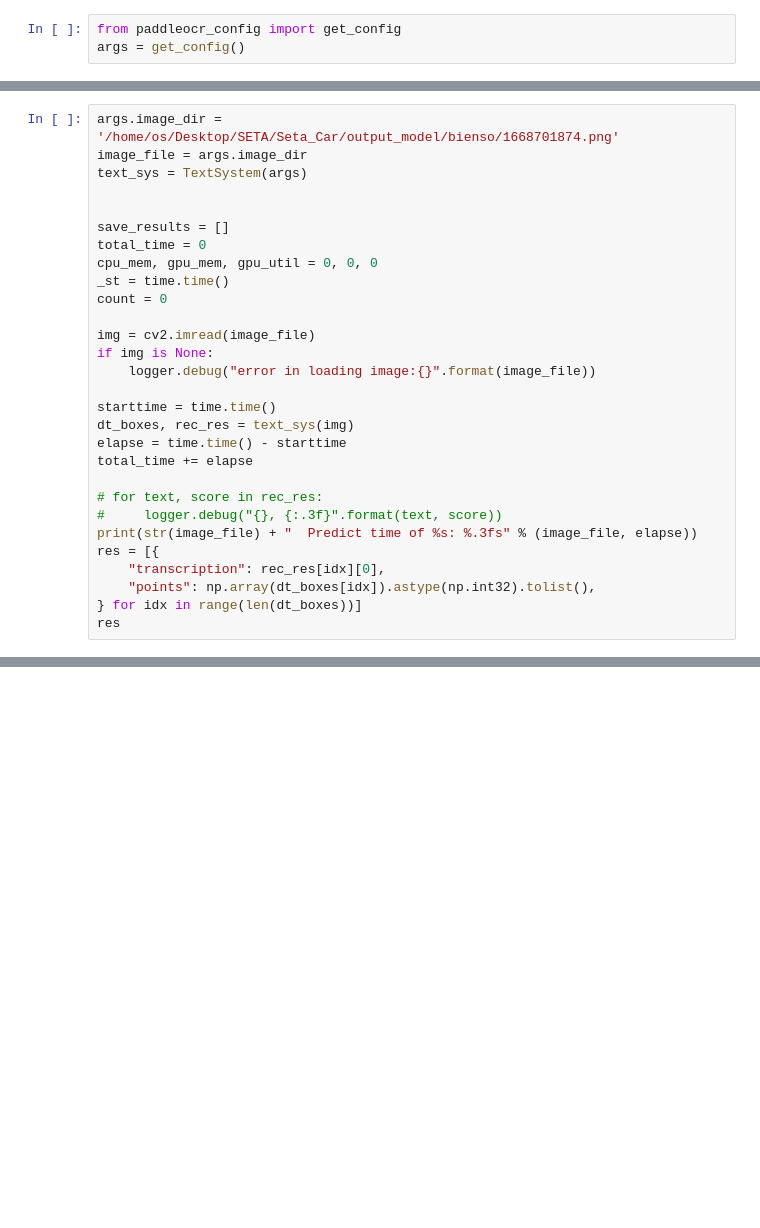
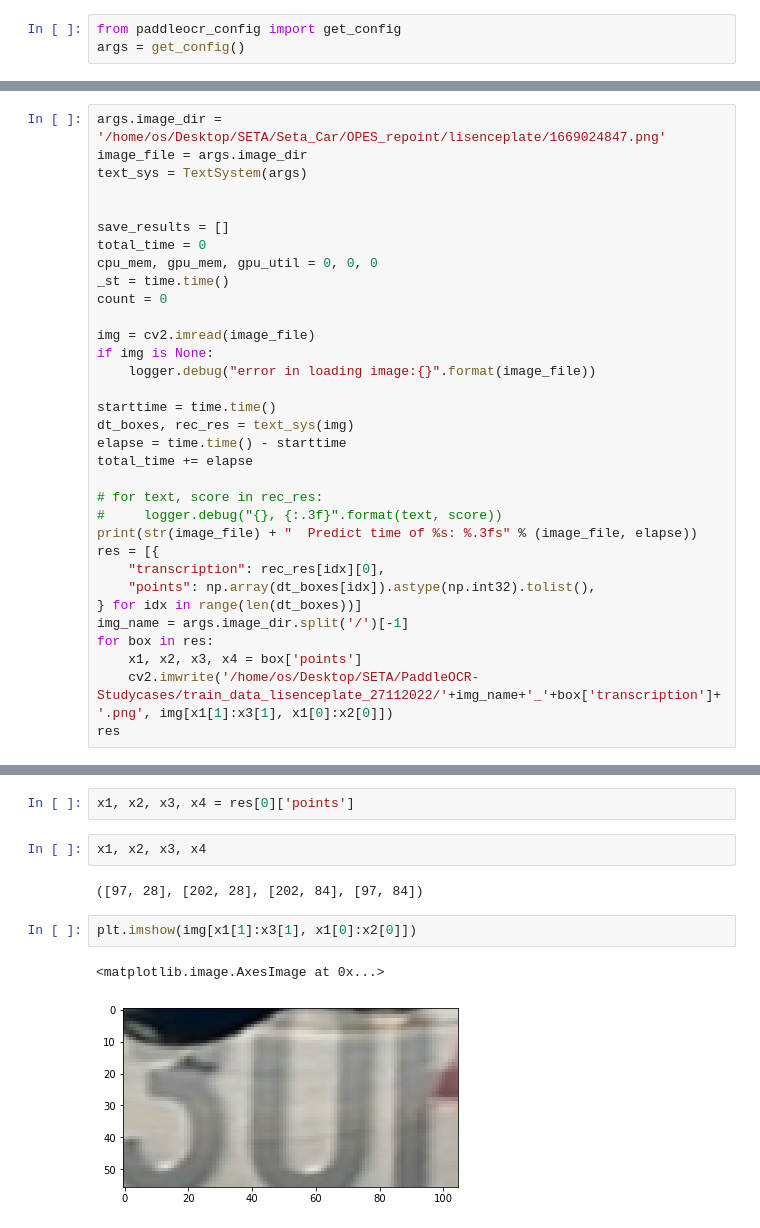
Before and after one commit to nhungnguyen-seta/PaddleOCR-Studycases, a Jupyter notebook: inference_lisenceplate_onnx.ipynb, the cells around one changed output, grey strips where cells are left out. Drawn from its saved outputs; the diff is of its cells as text; blank space fills up the shorter version.

```diff
--- a/inference_lisenceplate_onnx.ipynb
+++ b/inference_lisenceplate_onnx.ipynb
@@ -75,5 +130,5 @@ for img_name in os.listdir(path_test):
 # %%
-args.image_dir = '/home/os/Desktop/SETA/Seta_Car/output_model/bienso/1668701874.png'
+args.image_dir = '/home/os/Desktop/SETA/Seta_Car/OPES_repoint/lisenceplate/1669024847.png'
 image_file = args.image_dir
 text_sys = TextSystem(args)
 
@@ -100,5 +155,9 @@ res = [{
     "transcription": rec_res[idx][0],
     "points": np.array(dt_boxes[idx]).astype(np.int32).tolist(),
 } for idx in range(len(dt_boxes))]
+img_name = args.image_dir.split('/')[-1]
+for box in res:
+    x1, x2, x3, x4 = box['points']
+    cv2.imwrite('/home/os/Desktop/SETA/PaddleOCR-Studycases/train_data_lisenceplate_27112022/'+img_name+'_'+box['transcription']+'.png', img[x1[1]:x3[1], x1[0]:x2[0]])
 res
 # %% [output]
@@ -108,0 +169,11 @@ res
+# %%
+x1, x2, x3, x4 = res[0]['points']
+# %%
+x1, x2, x3, x4
+# %% [output]
+([97, 28], [202, 28], [202, 84], [97, 84])
+# %%
+plt.imshow(img[x1[1]:x3[1], x1[0]:x2[0]])
+# %% [output]
+<matplotlib.image.AxesImage at 0x...>
+[figure, added]
```
Also changed, not shown: parts of 6 cells of this notebook, 3 other files.
